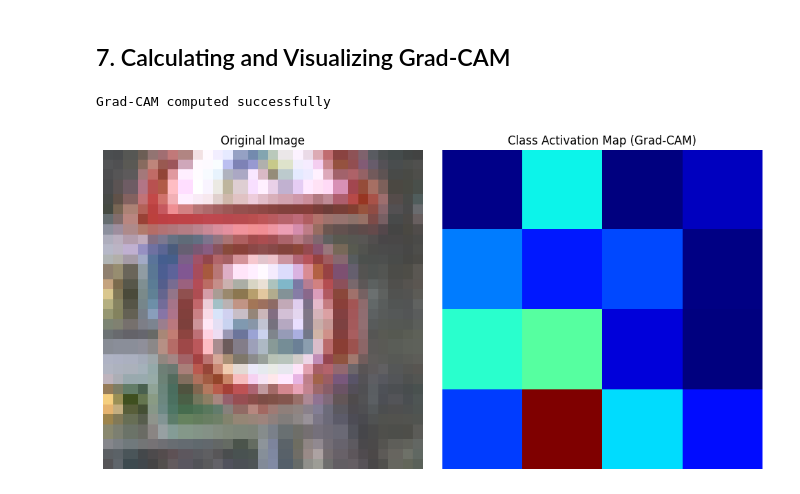
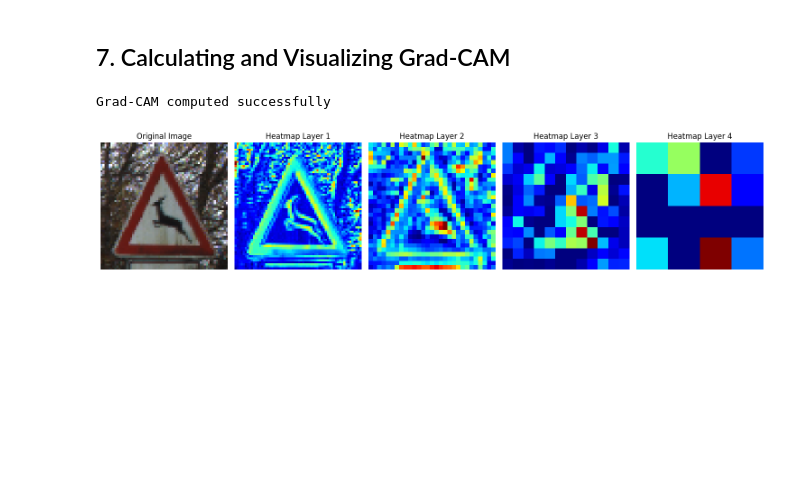
Before and after one commit to Medkallel/Road-Signs-Deep-Learning-Classification, a Jupyter notebook: Models_Training.ipynb, the cells around one changed output. Cells and saved outputs as stored; diff of their text form; code cells hidden in the pictures; blank space fills up the shorter version.

Commit message:
Grad cam opt

```diff
--- a/Models_Training.ipynb
+++ b/Models_Training.ipynb
@@ -459,7 +447,7 @@ def preprocess_image(img_path, target_size):
 ## 3. Loading and Preprocessing the Image
 # %%
 # Path to the image and preprocessing
-img_path = 'Data/archive/Train/0/00000_00000_00000.png'  # Specify the path to the input image
+img_path = 'Data/archive/Train/31/00031_00025_00029.png'  # Specify the path to the input image
 img_array = preprocess_image(img_path, target_size=(64, 64))  # Preprocess the image
 print("Shape of the image:", img_array.shape)  # Print the shape of the preprocessed image
 # %% [output]
@@ -492,52 +512,60 @@ model = Model(inputs=input_layer, outputs=[conv_output, x])  # Define the new mo
 # %% [markdown]
 ## 6. Defining the Grad-CAM Computation Function
 # %%
-# Function to compute Grad-CAM
 def compute_grad_cam(model, img_array, class_index):
     with tf.GradientTape() as tape:  # Record the operations for automatic differentiation
         conv_outputs, predictions = model(img_array)  # Get outputs from the model
         loss = predictions[:, class_index]  # Select the loss corresponding to the specified class index
 
     grads = tape.gradient(loss, conv_outputs)  # Compute the gradients of the loss with respect to the convolutional outputs
-    pooled_grads = tf.reduce_mean(grads, axis=(0, 1, 2))  # Pool the gradients across the spatial dimensions
+    pooled_grads = [tf.reduce_mean(grad, axis=(0, 1, 2)) for grad in grads]  # Pool the gradients for each conv output
 
-    conv_outputs = conv_outputs[0]  # Remove the batch dimension from conv_outputs
-    # Compute the Grad-CAM heatmap by multiplying pooled gradients with convolutional outputs
-    heatmap = tf.reduce_mean(tf.multiply(pooled_grads, conv_outputs), axis=-1)
+    heatmaps = []  # List to store heatmaps for each conv output
+    for conv_output, pooled_grad in zip(conv_outputs, pooled_grads):
+        conv_output = conv_output[0]  # Remove the batch dimension
+        # Compute the Grad-CAM heatmap by multiplying pooled gradients with convolutional outputs
+        heatmap = tf.reduce_mean(tf.multiply(pooled_grad, conv_output), axis=-1)
 
-    # Scale the heatmap
-    heatmap = tf.maximum(heatmap, 0)  # Set negative values to zero
-    heatmap /= tf.math.reduce_max(heatmap)  # Normalize the heatmap
-    return heatmap.numpy()  # Return the heatmap as a NumPy array
+        # Scale the heatmap
+        heatmap = tf.maximum(heatmap, 0)  # Set negative values to zero
+        heatmap /= tf.math.reduce_max(heatmap)  # Normalize the heatmap
+        heatmaps.append(heatmap.numpy())  # Add the heatmap to the list
+
+    return heatmaps  # Return the list of heatmaps as NumPy arrays
 # %% [markdown]
 ## 7. Calculating and Visualizing Grad-CAM
 # %%
+import matplotlib.pyplot as plt
+
 # Compute Grad-CAM
 try:
-    class_index = 0  # Replace with the appropriate class index
-    heatmap = compute_grad_cam(model, img_array, class_index)  # Compute the Grad-CAM heatmap
+    class_index = 31  # Replace with the appropriate class index
+    heatmaps = compute_grad_cam(model, img_array, class_index)  # Compute the Grad-CAM heatmaps
     print("Grad-CAM computed successfully")  # Confirm successful computation
 
     # Display Grad-CAM results
-    plt.figure(figsize=(10, 5))  # Set figure size for the plots
+    num_layers = len(heatmaps)  # Get the number of layers for the heatmaps
+    plt.figure(figsize=(15, 5 + num_layers * 2))  # Set figure size based on the number of layers
 
-    plt.subplot(1, 2, 1)  # Create a subplot for the original image
+    plt.subplot(1, num_layers + 1, 1)  # Create a subplot for the original image
     plt.imshow(img_array[0].astype("uint8"))  # Display the original image
     plt.title('Original Image')  # Title for the original image
     plt.axis('off')  # Hide the axis
 
-    plt.subplot(1, 2, 2)  # Create a subplot for the Grad-CAM heatmap
-    plt.imshow(heatmap, cmap='jet')  # Display the heatmap with a color map
-    plt.title('Class Activation Map (Grad-CAM)')  # Title for the heatmap
-    plt.axis('off')  # Hide the axis
+    # Loop through heatmaps and display each one
+    for i in range(num_layers):
+        plt.subplot(1, num_layers + 1, i + 2)  # Create a subplot for each heatmap
+        plt.imshow(heatmaps[i], cmap='jet')  # Display the heatmap with a color map
+        plt.title(f'Heatmap Layer {i + 1}')  # Title for the heatmap
+        plt.axis('off')  # Hide the axis
 
     plt.tight_layout()  # Adjust the layout to prevent overlap
     plt.show()  # Show the plots
 
 except Exception as e:
     print(f"An error occurred: {str(e)}")  # Print any errors that occur
     import traceback  # Import traceback for debugging
     traceback.print_exc()  # Print the stack trace for the error
 # %% [output]
 Grad-CAM computed successfully
-[figure, old version]
+[figure, new version]
```
Also changed, not shown: parts of 13 cells of this notebook, 1 other file.
